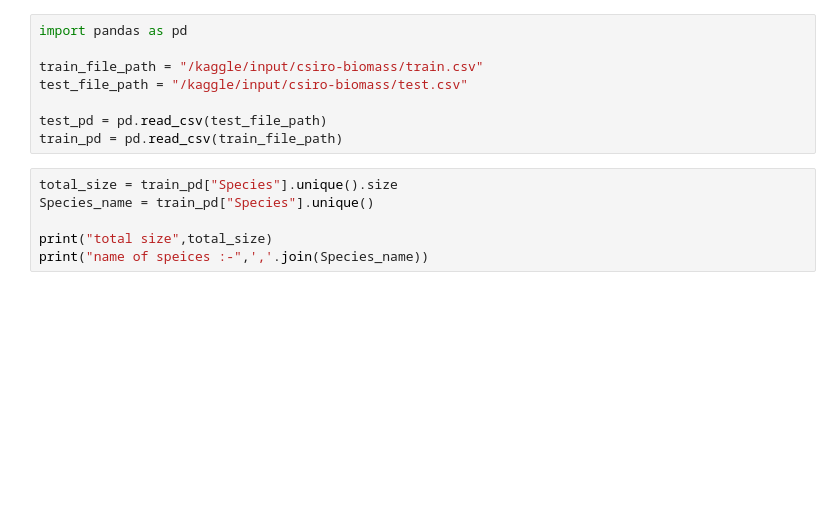
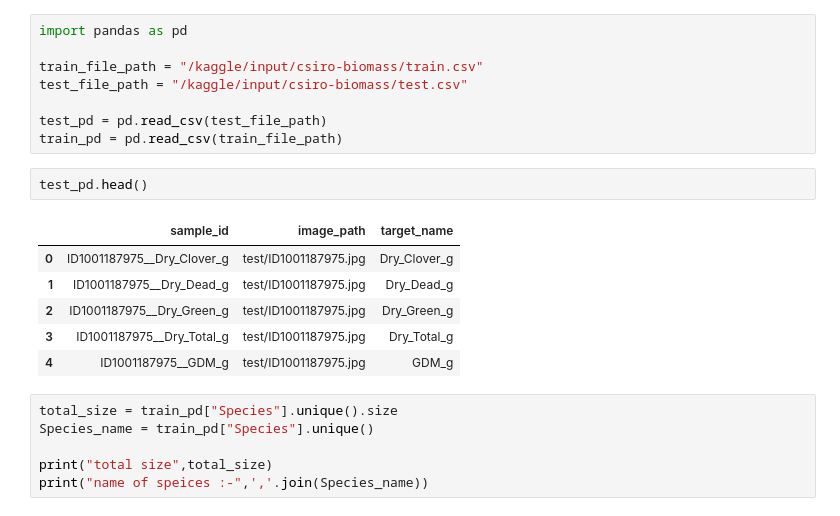
Before and after one commit to sujalgawas/csiro-biomass, a Jupyter notebook: multi-model-bio-mass-version-1.ipynb, the cells around one changed output. Saved outputs shown, nothing was run; the diff lists cells and outputs as text; blank space fills up the shorter version.

```diff
--- a/multi-model-bio-mass-version-1.ipynb
+++ b/multi-model-bio-mass-version-1.ipynb
@@ -42,6 +42,15 @@ test_file_path = "/kaggle/input/csiro-biomass/test.csv"
 
 test_pd = pd.read_csv(test_file_path)
 train_pd = pd.read_csv(train_file_path)
+# %%
+test_pd.head()
+# %% [output]
+|  | sample_id | image_path | target_name |
+| 0 | ID1001187975__Dry_Clover_g | test/ID1001187975.jpg | Dry_Clover_g |
+| 1 | ID1001187975__Dry_Dead_g | test/ID1001187975.jpg | Dry_Dead_g |
+| 2 | ID1001187975__Dry_Green_g | test/ID1001187975.jpg | Dry_Green_g |
+| 3 | ID1001187975__Dry_Total_g | test/ID1001187975.jpg | Dry_Total_g |
+| 4 | ID1001187975__GDM_g | test/ID1001187975.jpg | GDM_g |
 # %%
 total_size = train_pd["Species"].unique().size
 Species_name = train_pd["Species"].unique()
```
Also changed, not shown: parts of 2 cells of this notebook.
